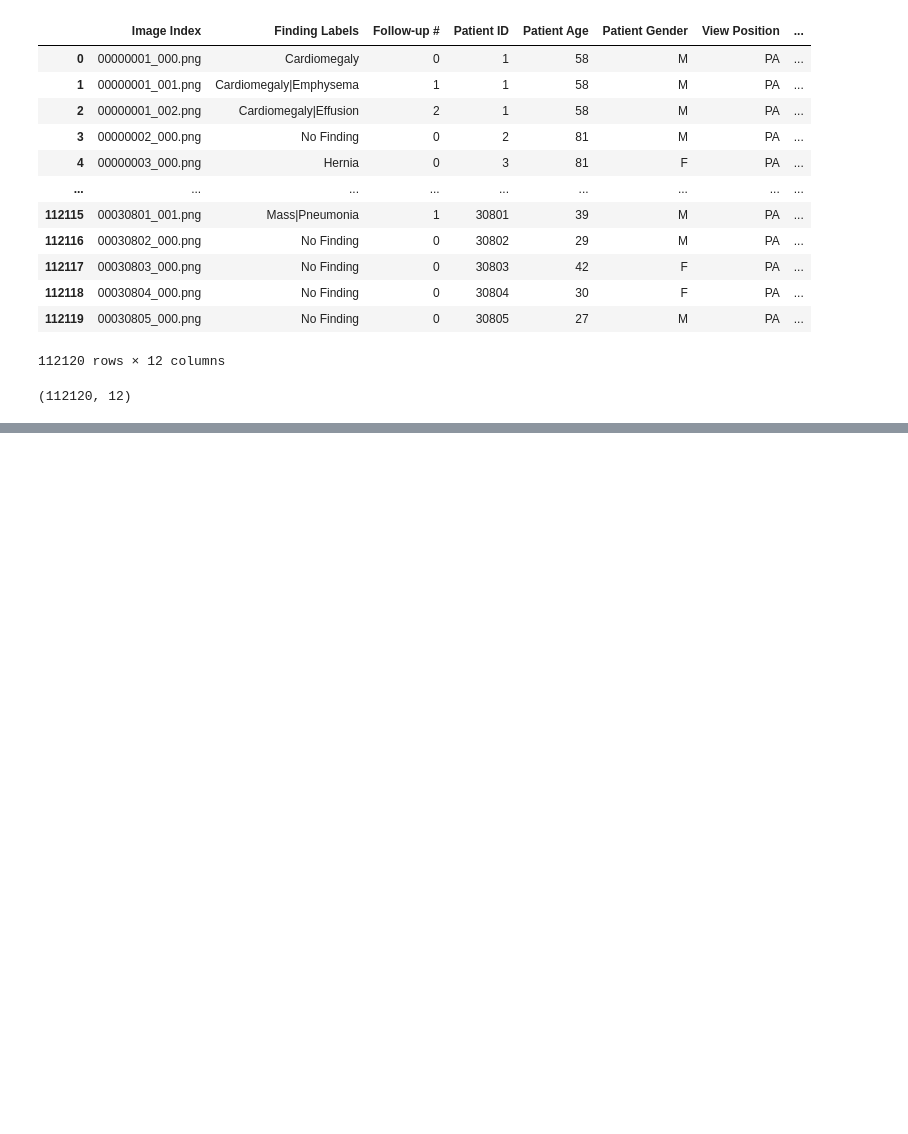
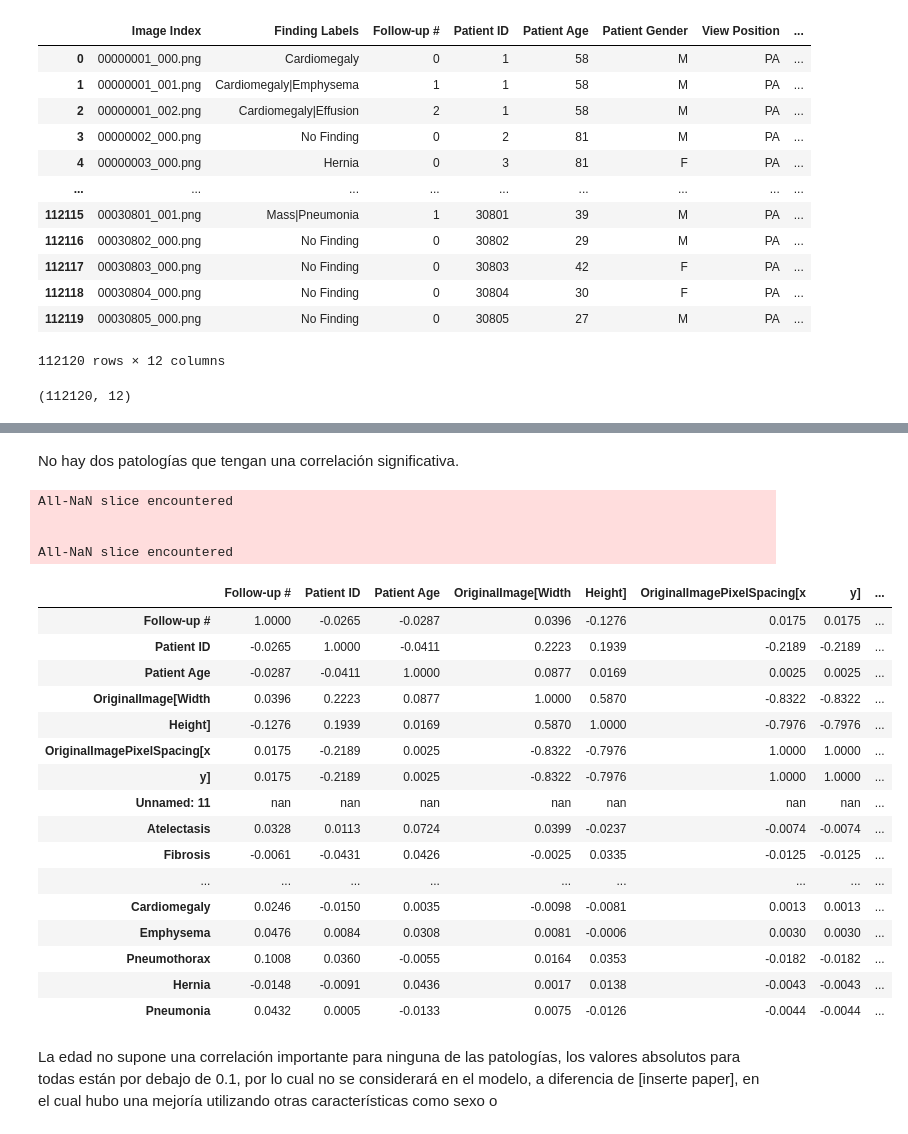
Before and after one commit to masolanoo/x-rays, a Jupyter notebook: main.ipynb, the cells around one changed output, grey strips where cells are left out. Saved outputs shown, nothing was run; the diff lists cells and outputs as text; code cells hidden in the pictures; blank space fills up the shorter version.

Commit message:
corr matrix for everything else

```diff
--- a/main.ipynb
+++ b/main.ipynb
@@ -153,0 +163,28 @@ label_df.corr().style.background_gradient(cmap='coolwarm').format(precision=4)
+# %% [markdown]
+No hay dos patologías que tengan una correlación significativa.
+# %%
+df.corr().style.background_gradient(cmap='coolwarm').format(precision=4)
+# %% [output]
+All-NaN slice encountered
+
+
+All-NaN slice encountered
+|  | Follow-up # | Patient ID | Patient Age | OriginalImage[Width | Height] | OriginalImagePixelSpacing[x | y] | ... |
+| Follow-up # | 1.0000 | -0.0265 | -0.0287 | 0.0396 | -0.1276 | 0.0175 | 0.0175 | ... |
+| Patient ID | -0.0265 | 1.0000 | -0.0411 | 0.2223 | 0.1939 | -0.2189 | -0.2189 | ... |
+| Patient Age | -0.0287 | -0.0411 | 1.0000 | 0.0877 | 0.0169 | 0.0025 | 0.0025 | ... |
+| OriginalImage[Width | 0.0396 | 0.2223 | 0.0877 | 1.0000 | 0.5870 | -0.8322 | -0.8322 | ... |
+| Height] | -0.1276 | 0.1939 | 0.0169 | 0.5870 | 1.0000 | -0.7976 | -0.7976 | ... |
+| OriginalImagePixelSpacing[x | 0.0175 | -0.2189 | 0.0025 | -0.8322 | -0.7976 | 1.0000 | 1.0000 | ... |
+| y] | 0.0175 | -0.2189 | 0.0025 | -0.8322 | -0.7976 | 1.0000 | 1.0000 | ... |
+| Unnamed: 11 | nan | nan | nan | nan | nan | nan | nan | ... |
+| Atelectasis | 0.0328 | 0.0113 | 0.0724 | 0.0399 | -0.0237 | -0.0074 | -0.0074 | ... |
+| Fibrosis | -0.0061 | -0.0431 | 0.0426 | -0.0025 | 0.0335 | -0.0125 | -0.0125 | ... |
+| ... | ... | ... | ... | ... | ... | ... | ... | ... |
+| Cardiomegaly | 0.0246 | -0.0150 | 0.0035 | -0.0098 | -0.0081 | 0.0013 | 0.0013 | ... |
+| Emphysema | 0.0476 | 0.0084 | 0.0308 | 0.0081 | -0.0006 | 0.0030 | 0.0030 | ... |
+| Pneumothorax | 0.1008 | 0.0360 | -0.0055 | 0.0164 | 0.0353 | -0.0182 | -0.0182 | ... |
+| Hernia | -0.0148 | -0.0091 | 0.0436 | 0.0017 | 0.0138 | -0.0043 | -0.0043 | ... |
+| Pneumonia | 0.0432 | 0.0005 | -0.0133 | 0.0075 | -0.0126 | -0.0044 | -0.0044 | ... |
+# %% [markdown]
+La edad no supone una correlación importante para ninguna de las patologías, los valores absolutos para todas están por debajo de 0.1, por lo cual no se considerará en el modelo, a diferencia de [inserte paper], en el cual hubo una mejoría utilizando otras características como sexo o
```
Also changed, not shown: parts of 7 cells of this notebook.
